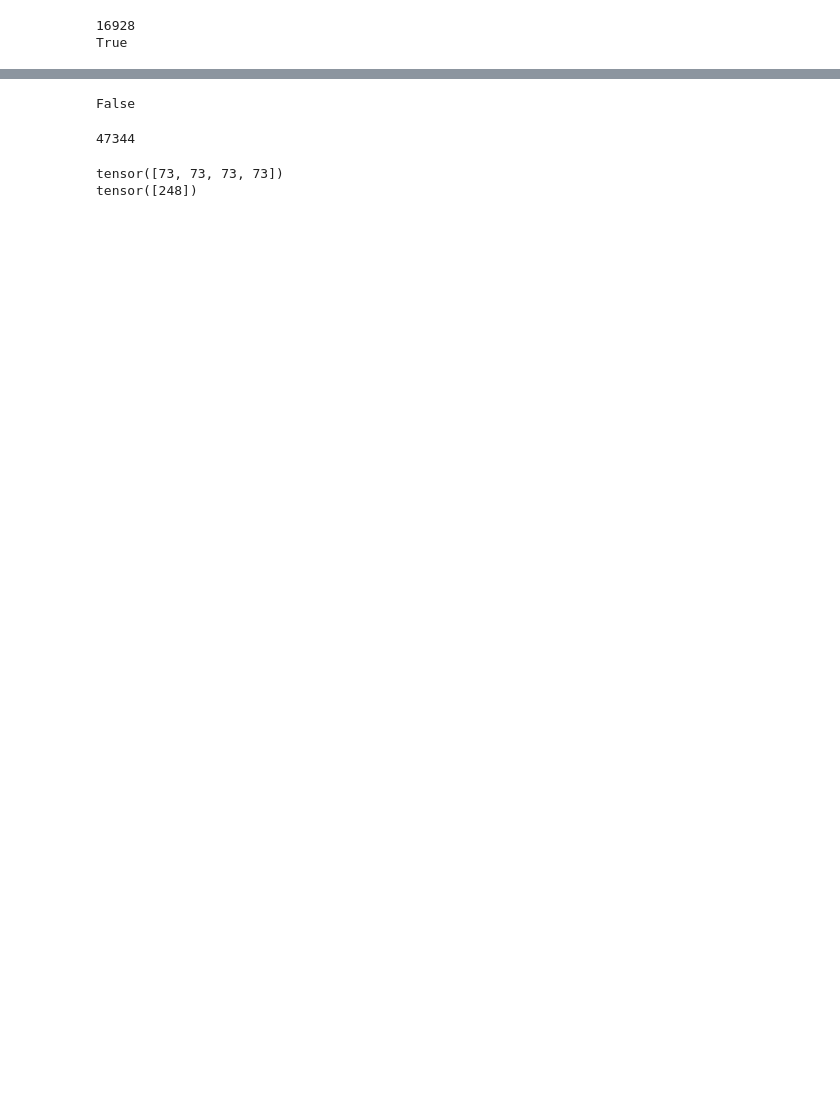
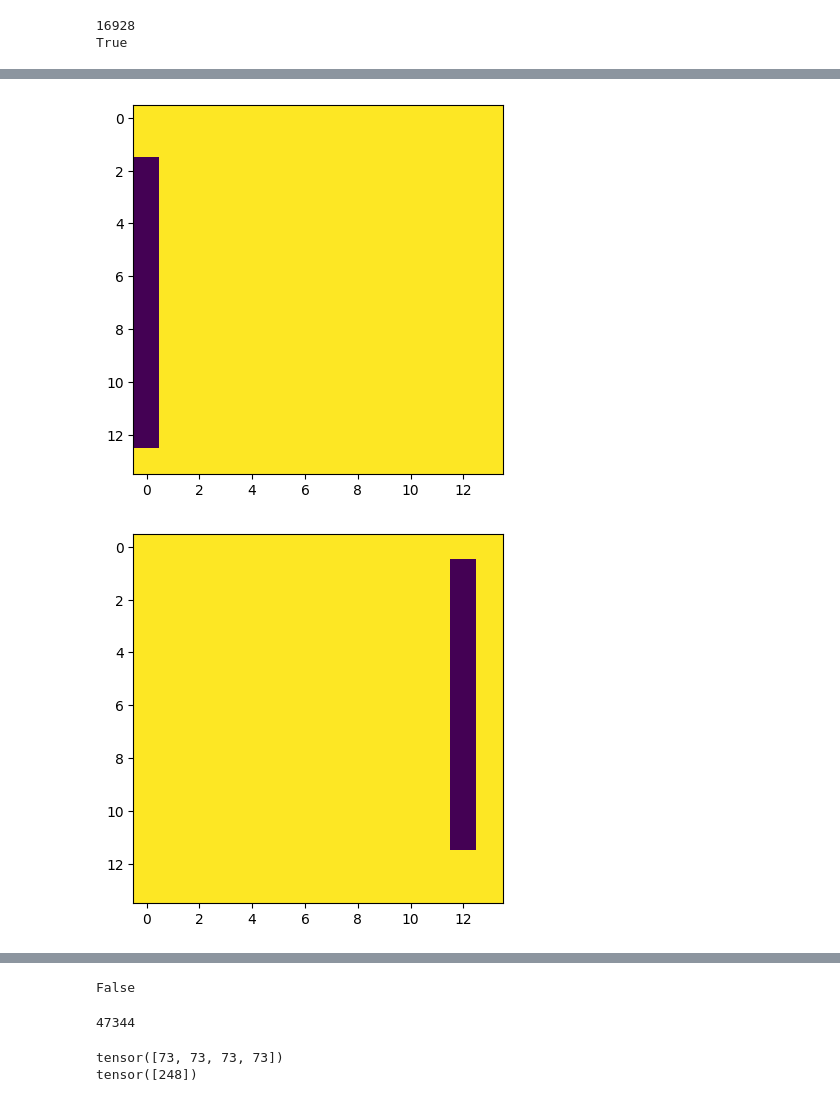
Before and after one commit to eisbetterthanpi/JEPA, a Jupyter notebook: Seq_JEPA.ipynb, the cells around one changed output, grey strips where cells are left out. Cells and saved outputs as stored; diff of their text form; code cells hidden in the pictures; blank space fills up the shorter version.

```diff
--- a/Seq_JEPA.ipynb
+++ b/Seq_JEPA.ipynb
@@ -428,0 +987,17 @@ Data2VecAudioConfig
+# %%
+
+# for masks in collated_masks_pred:
+#     for mask in masks:
+#         img = torch.ones(h*w)
+#         img[mask]=0
+#         imshow(img.reshape(h,w))
+
+
+for masks in collated_masks_enc:
+    for mask in masks:
+        img = torch.ones(h*w)
+        img[mask]=0
+        imshow(img.reshape(h,w))
+# %% [output]
+[figure, added]
+[figure, added]
```
Also changed, not shown: parts of 12 cells of this notebook.
